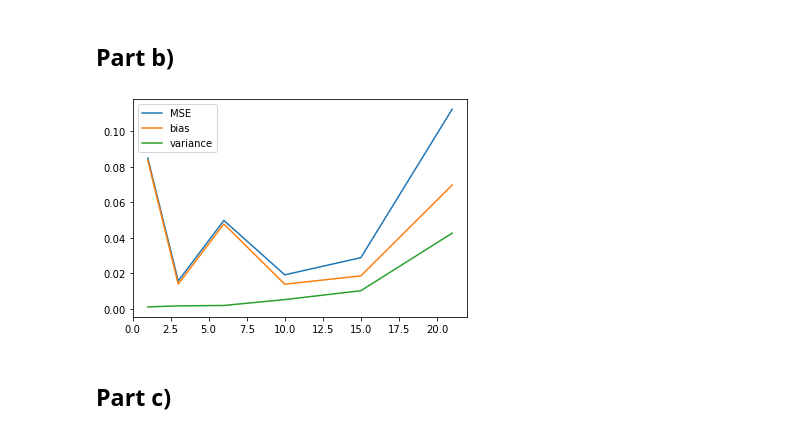
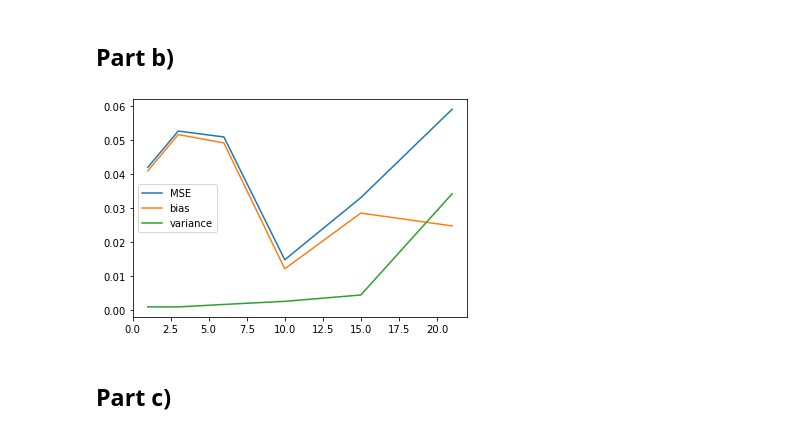
Before and after one commit to KarlHenrik/FYS-STK-Gruppe, a Jupyter notebook: Project1/Project1.ipynb, the cells around one changed output. Cells and saved outputs as stored; diff of their text form; code cells hidden in the pictures.

```diff
--- a/Project1/Project1.ipynb
+++ b/Project1/Project1.ipynb
@@ -115,31 +115,31 @@ print(mean_squared_error(z_mdl, z_test))
 # %%
 n_boostraps = 20
 z_pred = np.empty((n_boostraps, z_test.size))
 order = 5
 p_arr = [(i + 1) * (i + 2) / 2 for i in range(order + 1)]
 mse_arr = np.zeros(len(p_arr))
 bias_arr = np.zeros(len(p_arr))
 var_arr = np.zeros(len(p_arr))
 
 for j in range(order+1):
-    X = designMatrix(x, y, j)
+    X, z = data(n, j)
     X_train, X_test, z_train, z_test = train_test_split(X, z, test_size = 0.2)
     X_train, X_test = scale(X_train, X_test)
     for i in range(n_boostraps):
         X_, z_ = resample(X_train, z_train)
         z_pred[i] = X_test @ OLS(X_, z_)
 
     mse_arr[j] = np.mean( np.mean((z_test - z_pred)**2, axis=0, keepdims=True) )
     bias_arr[j] = np.mean( (z_test - np.mean(z_pred, axis=0, keepdims=True))**2 )
     var_arr[j] = np.mean( np.var(z_pred, axis=0, keepdims=True) )
 
 plt.plot(p_arr, mse_arr, label='MSE')
 plt.plot(p_arr, bias_arr, label='bias')
 plt.plot(p_arr, var_arr, label='variance')
 plt.legend()
 plt.show()
 # %% [output]
-[figure, old version]
+[figure, new version]
 # %% [markdown]
 ## Part c)
 # %% [markdown]
```
Also changed, not shown: parts of 7 cells of this notebook.
